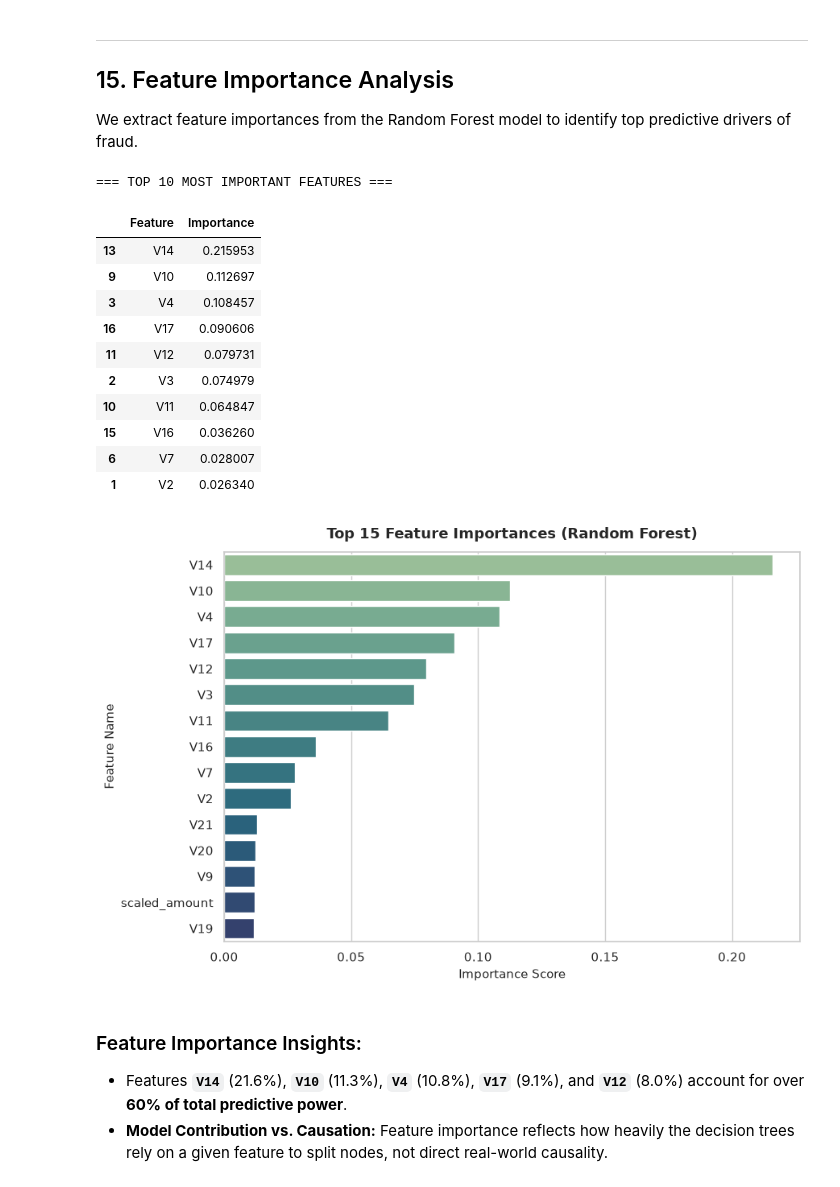
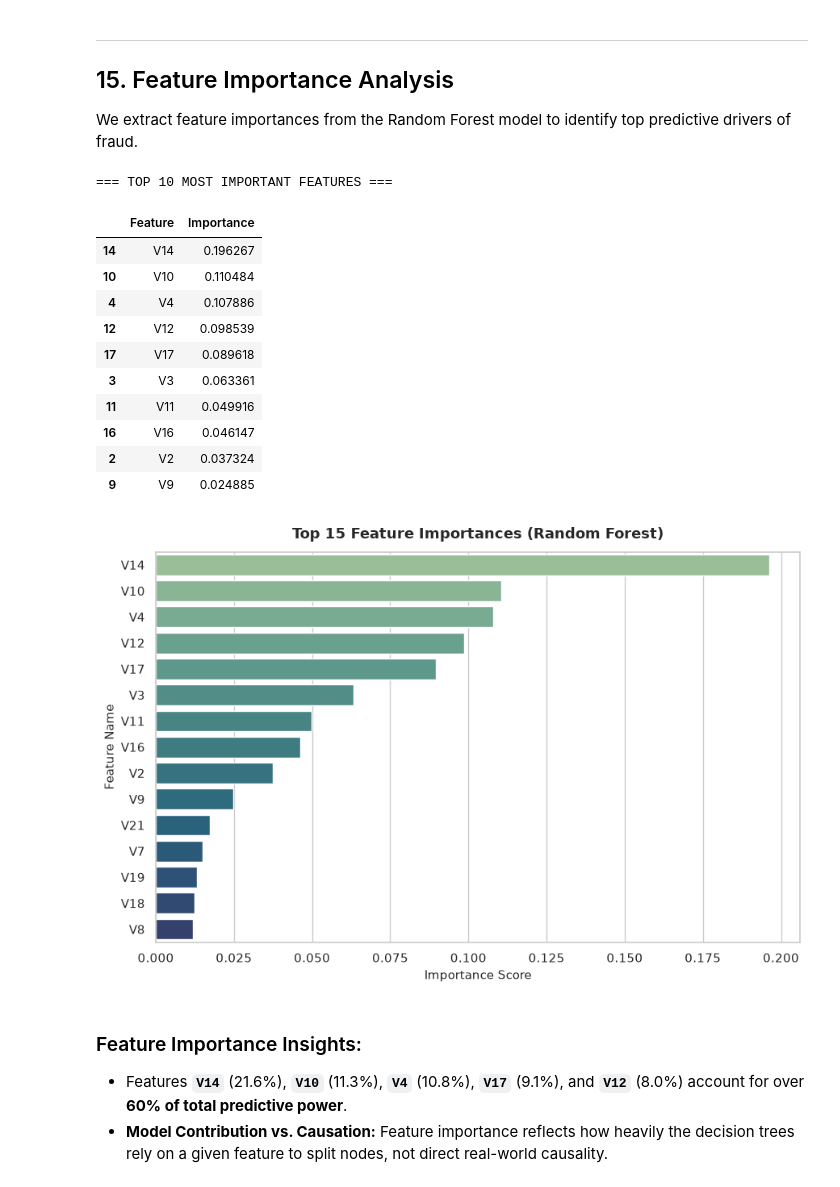
Before and after one commit to abhishek-italiya/OIBSIP, a Jupyter notebook: Task7_Fraud_Detection/notebooks/Task7_Fraud_Detection.ipynb, the cells around one changed output. Drawn from its saved outputs; the diff is of its cells as text; code cells hidden in the pictures.

```diff
--- a/Task7_Fraud_Detection/notebooks/Task7_Fraud_Detection.ipynb
+++ b/Task7_Fraud_Detection/notebooks/Task7_Fraud_Detection.ipynb
@@ -522,42 +533,42 @@ plt.show()
 We extract feature importances from the Random Forest model to identify top predictive drivers of fraud.
 # %%
 importances = rf_model.feature_importances_
-feature_names = X.columns
+feature_names = X_train.columns
 
 feat_imp_df = pd.DataFrame({
     'Feature': feature_names,
     'Importance': importances
 }).sort_values(by='Importance', ascending=False)
 
 # Save feature importance CSV
 feat_imp_df.to_csv("../outputs/reports/feature_importance.csv", index=False)
 
 print("=== TOP 10 MOST IMPORTANT FEATURES ===")
 display(feat_imp_df.head(10))
 
 # Plot Top 15 Feature Importances
 plt.figure(figsize=(9, 6))
 sns.barplot(data=feat_imp_df.head(15), x='Importance', y='Feature', hue='Feature', palette='crest', legend=False)
 plt.title("Top 15 Feature Importances (Random Forest)", fontsize=13, fontweight='bold', pad=12)
 plt.xlabel("Importance Score", fontsize=11)
 plt.ylabel("Feature Name", fontsize=11)
 plt.tight_layout()
 plt.savefig("../outputs/charts/feature_importance.png", dpi=300)
 plt.show()
 # %% [output]
 === TOP 10 MOST IMPORTANT FEATURES ===
 |  | Feature | Importance |
-| 13 | V14 | 0.215953 |
-| 9 | V10 | 0.112697 |
-| 3 | V4 | 0.108457 |
-| 16 | V17 | 0.090606 |
-| 11 | V12 | 0.079731 |
-| 2 | V3 | 0.074979 |
-| 10 | V11 | 0.064847 |
-| 15 | V16 | 0.036260 |
-| 6 | V7 | 0.028007 |
-| 1 | V2 | 0.026340 |
+| 14 | V14 | 0.196267 |
+| 10 | V10 | 0.110484 |
+| 4 | V4 | 0.107886 |
+| 12 | V12 | 0.098539 |
+| 17 | V17 | 0.089618 |
+| 3 | V3 | 0.063361 |
+| 11 | V11 | 0.049916 |
+| 16 | V16 | 0.046147 |
+| 2 | V2 | 0.037324 |
+| 9 | V9 | 0.024885 |
-[figure, old version]
+[figure, new version]
 # %% [markdown]
 ### Feature Importance Insights:
 * Features **`V14`** (21.6%), **`V10`** (11.3%), **`V4`** (10.8%), **`V17`** (9.1%), and **`V12`** (8.0%) account for over **60% of total predictive power**.
```
Also changed, not shown: parts of 7 cells of this notebook, 13 other files.
